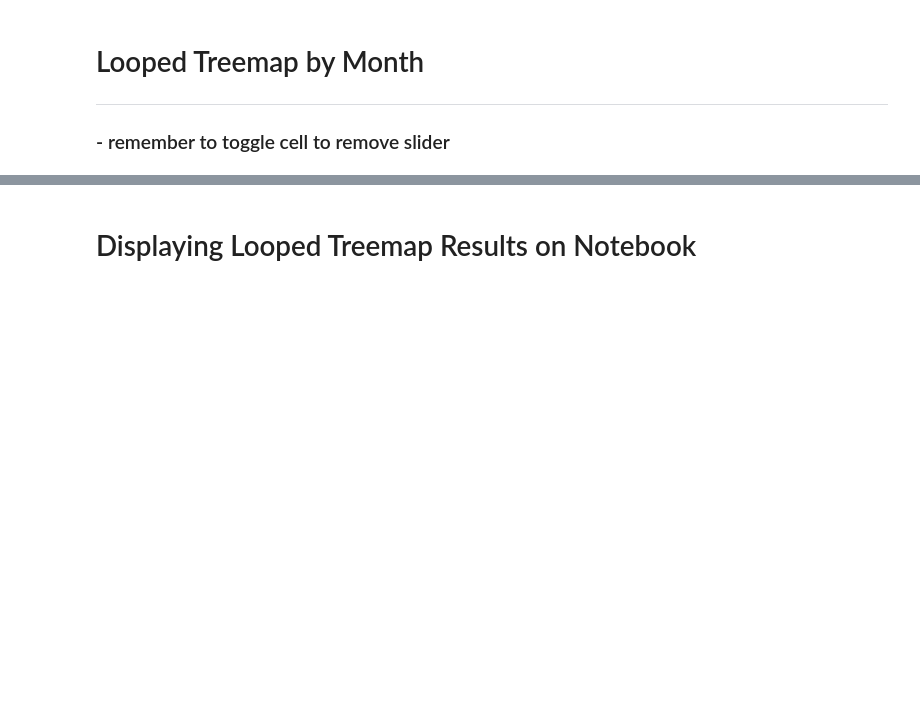
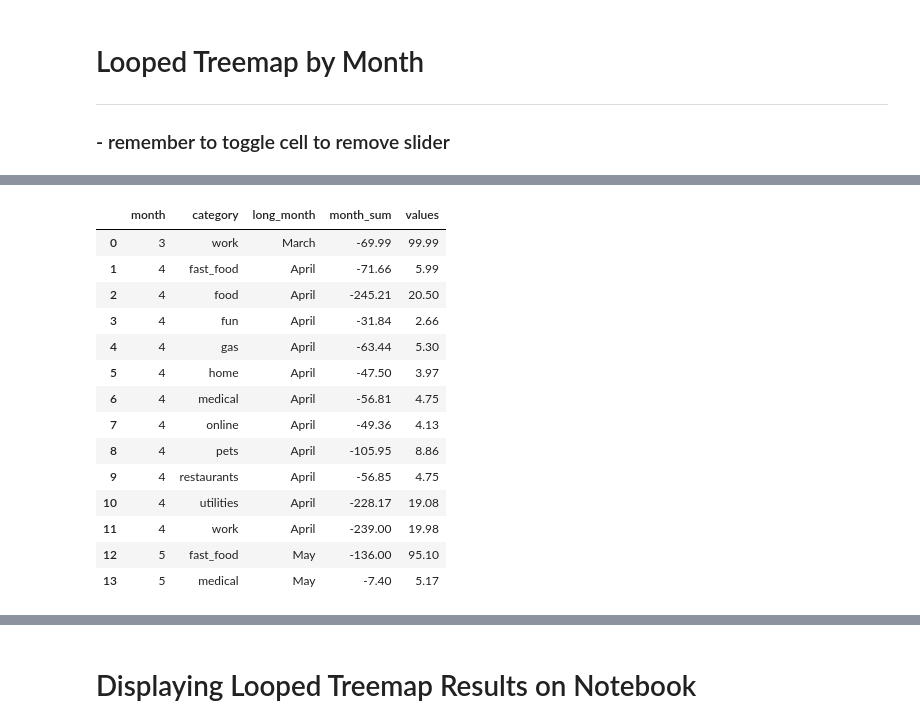
Before and after one commit to ph1-618O/clover, a Jupyter notebook: notebooks/treemap.ipynb, the cells around one changed output, grey strips where cells are left out. Cells and saved outputs as stored; diff of their text form; code cells hidden in the pictures; blank space fills up the shorter version.

```diff
--- a/notebooks/treemap.ipynb
+++ b/notebooks/treemap.ipynb
@@ -501,5 +501,23 @@ months
 # %%
 #Need to add a if you want to see one month, all months or some months query
+# %%
+month_categories
+# %% [output]
+|  | month | category | long_month | month_sum | values |
+| 0 | 3 | work | March | -69.99 | 99.99 |
+| 1 | 4 | fast_food | April | -71.66 | 5.99 |
+| 2 | 4 | food | April | -245.21 | 20.50 |
+| 3 | 4 | fun | April | -31.84 | 2.66 |
+| 4 | 4 | gas | April | -63.44 | 5.30 |
+| 5 | 4 | home | April | -47.50 | 3.97 |
+| 6 | 4 | medical | April | -56.81 | 4.75 |
+| 7 | 4 | online | April | -49.36 | 4.13 |
+| 8 | 4 | pets | April | -105.95 | 8.86 |
+| 9 | 4 | restaurants | April | -56.85 | 4.75 |
+| 10 | 4 | utilities | April | -228.17 | 19.08 |
+| 11 | 4 | work | April | -239.00 | 19.98 |
+| 12 | 5 | fast_food | May | -136.00 | 95.10 |
+| 13 | 5 | medical | May | -7.40 | 5.17 |
 # %%
 loop_plots(months, month_categories)
 # %% [output]
```
Also changed, not shown: parts of 5 cells of this notebook, 18 other files.
